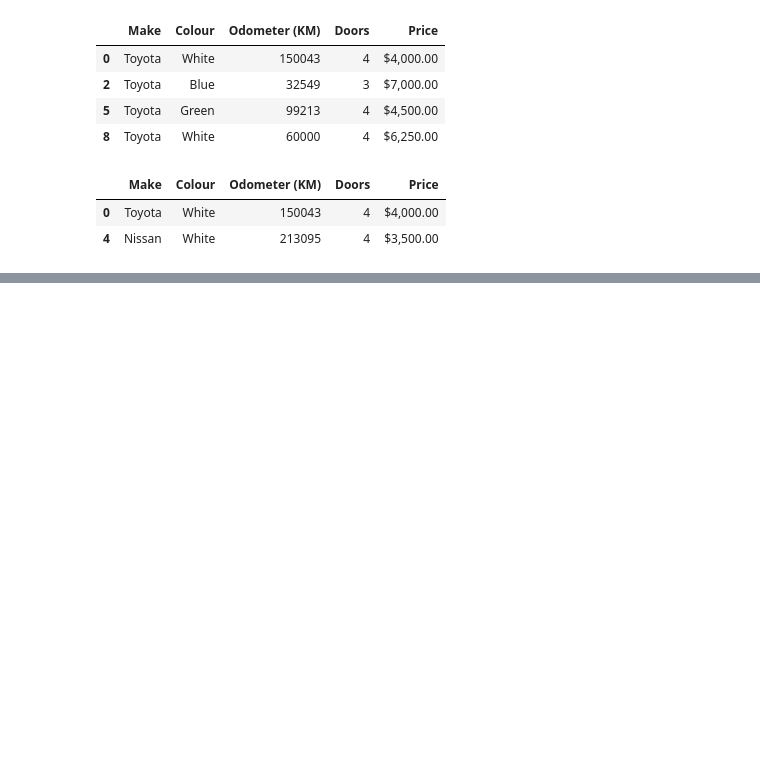
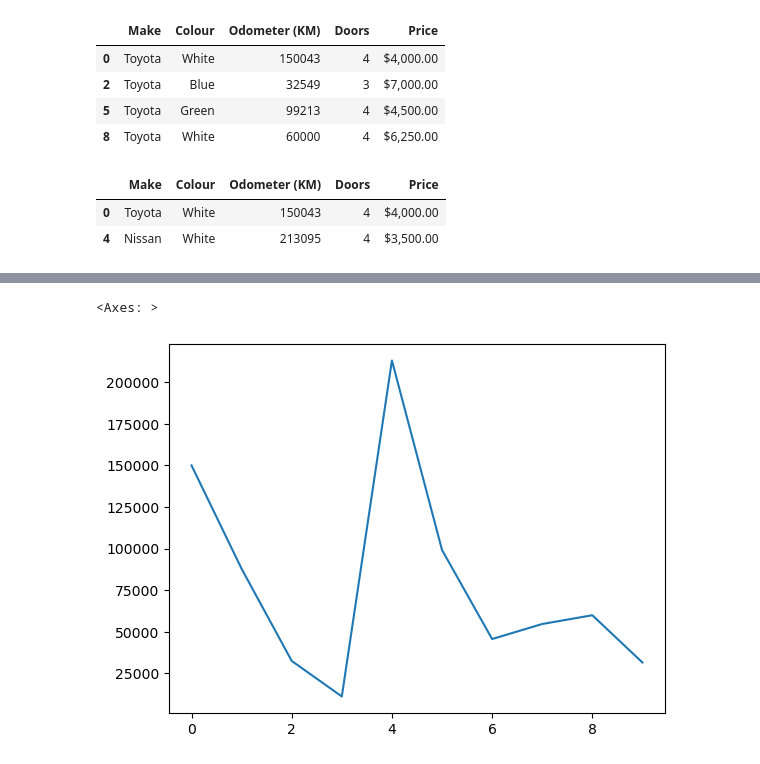
Before and after one commit to LiangRVR/Data-science-learn, a Jupyter notebook: introduction-to-pandas.ipynb, the cells around one changed output, grey strips where cells are left out. Drawn from its saved outputs; the diff is of its cells as text; code cells hidden in the pictures; blank space fills up the shorter version.

Commit message:
plotting data

```diff
--- a/introduction-to-pandas.ipynb
+++ b/introduction-to-pandas.ipynb
@@ -250,0 +269,5 @@ cars_sales[cars_sales["Odometer (KM)"] > 100000]
+# %%
+cars_sales["Odometer (KM)"].plot()
+# %% [output]
+<Axes: >
+[figure, added]
```
Also changed, not shown: parts of 7 cells of this notebook.
